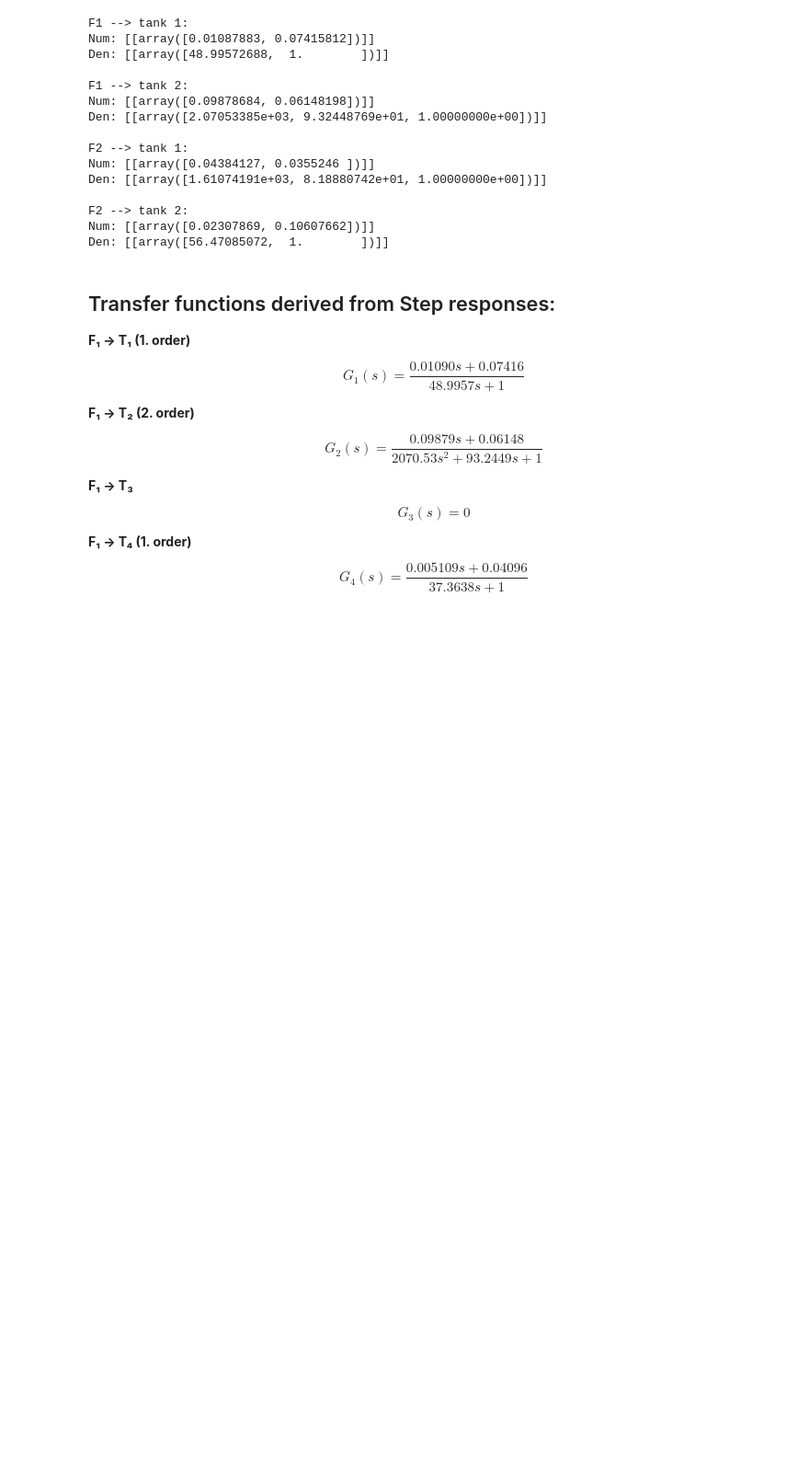
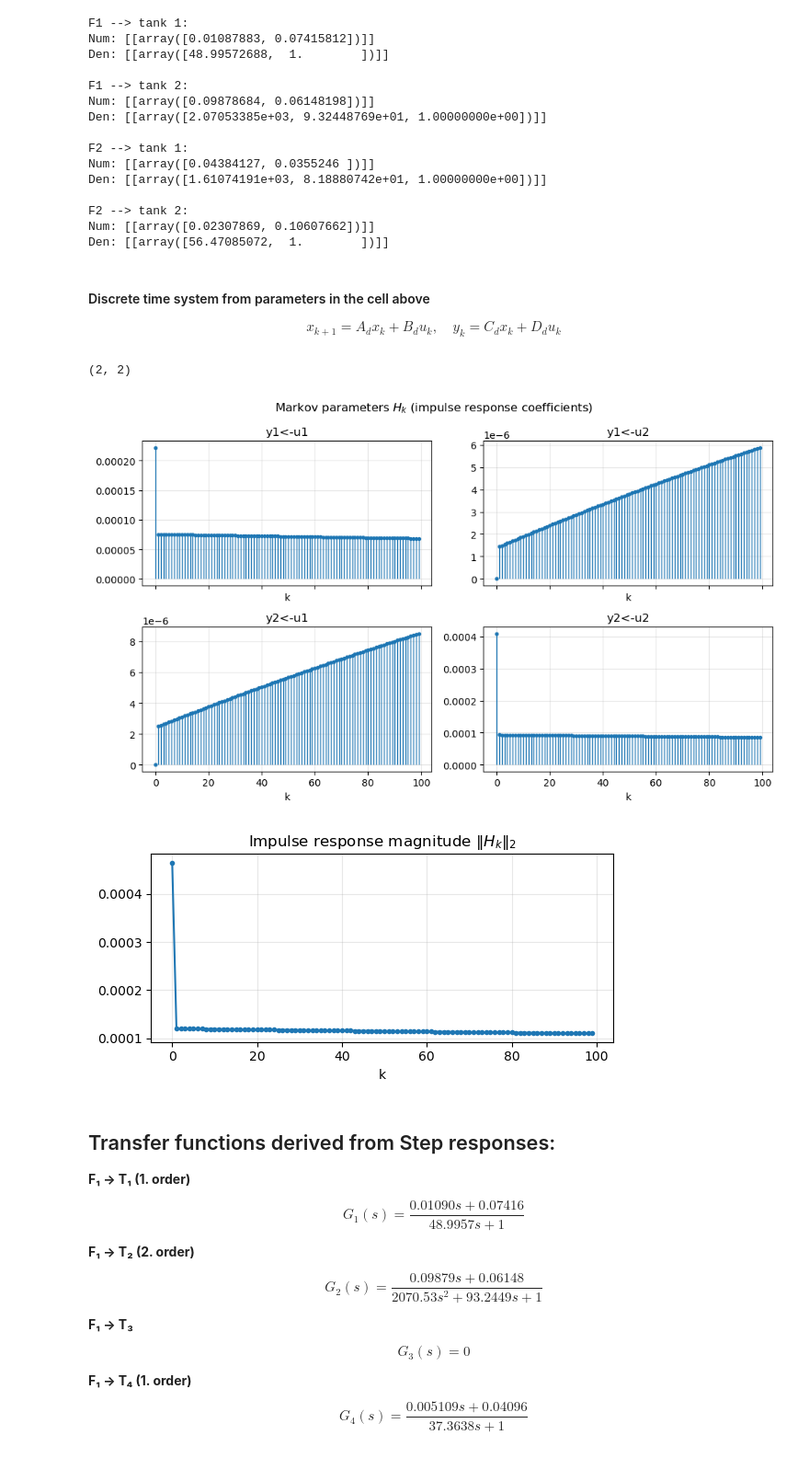
Before and after one commit to Comicboy/DTU_MPC, a Jupyter notebook: Modified_FourTank.ipynb, the cells around one changed output. Shown at 92% size. Saved outputs shown, nothing was run; the diff lists cells and outputs as text; code cells hidden in the pictures; blank space fills up the shorter version.

Commit message:
Markov parameters - Problem 4.6

```diff
--- a/Modified_FourTank.ipynb
+++ b/Modified_FourTank.ipynb
@@ -683,6 +683,68 @@ Dd = np.array([
     [0.00022204, 0],
     [0, 0.00040869]
 ])
+# %% [markdown]
+#### Discrete time system from parameters in the cell above
+
+$$
+x_{k+1} = A_d x_k + B_d u_k, \quad
+y_k = C_d x_k + D_d u_k
+$$
+# %%
+###### Markov parameters #########
+
+def markov_params(Ad, Bd, Cd, Dd, K=20):
+    H = [Dd]                           # h0
+    Ak = np.eye(Ad.shape[0])           # A^0
+    for k in range(1, K):
+        Ak = Ak @ Ad                   # A^k
+        H.append(Cd @ Ak @ Bd)         # h_k = C A^k B
+    return H
+
+H = markov_params(Ad, Bd, Cd, Dd, K=10)
+# %% [output]
+(2, 2)
+# %%
+# DO not trust this code
+
+def markov_params(Ad, Bd, Cd, Dd, K=10):
+    H = [Dd.copy()]
+    Ak = np.eye(Ad.shape[0])
+    for k in range(1, K):
+        Ak = Ak @ Ad
+        H.append(Cd @ Ak @ Bd)
+    return H  # list of K arrays, each (ny, nu)
+
+# choose K (horizon)
+K = 100  # e.g., 10 s if Ts=0.05
+H = markov_params(Ad, Bd, Cd, Dd, K=K)
+Harr = np.stack(H, axis=0)  # shape (K, ny, nu)
+k = np.arange(K)
+
+# 2x2 channels, stem-like plots
+fig, axes = plt.subplots(2, 2, figsize=(10,6), sharex=True)
+labels = [["y1<-u1","y1<-u2"], ["y2<-u1","y2<-u2"]]
+for i in range(2):
+    for j in range(2):
+        ax = axes[i,j]
+        ax.vlines(k, 0, Harr[:,i,j], linewidth=1)
+        ax.plot(k, Harr[:,i,j], marker="o", linestyle="None", markersize=3)
+        ax.set_title(labels[i][j])
+        ax.set_xlabel("k")
+        ax.grid(True, alpha=0.3)
+fig.suptitle("Markov parameters $H_k$ (impulse response coefficients)")
+plt.tight_layout()
+
+# Optional: overall magnitude decay
+Hnorm = np.linalg.norm(Harr.reshape(K, -1), axis=1)
+plt.figure(figsize=(6,3))
+plt.plot(k, Hnorm, marker="o", ms=3)
+plt.title(r"Impulse response magnitude $\|H_k\|_2$")
+plt.xlabel("k"); plt.grid(True, alpha=0.3)
+plt.tight_layout()
+# %% [output]
+[figure, added]
+[figure, added]
 # %% [markdown]
 ## Transfer functions derived from Step responses:
 
```
Also changed, not shown: parts of 4 cells of this notebook.
